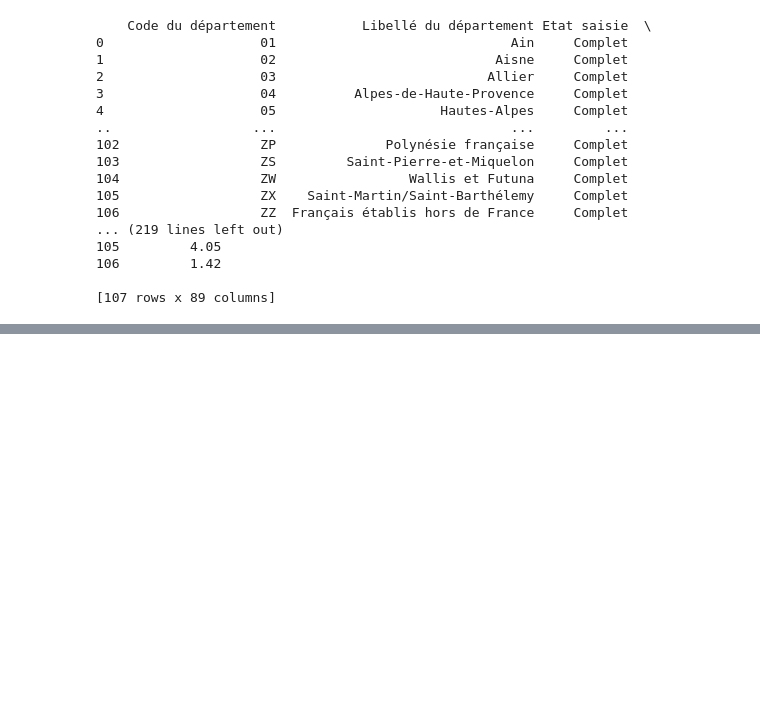
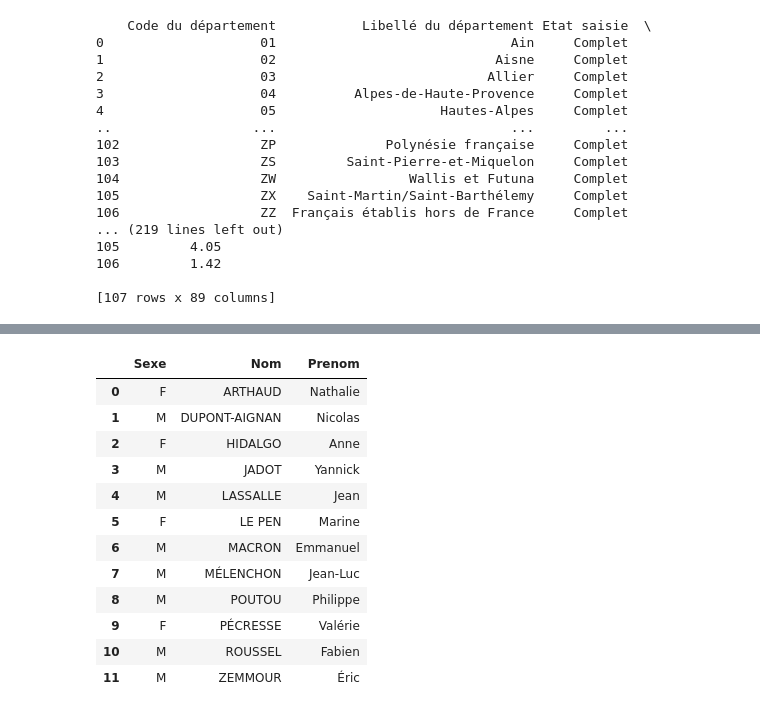
Before and after one commit to Magikmagnum/election, a Jupyter notebook: labo1.ipynb, the cells around one changed output, grey strips where cells are left out. Drawn from its saved outputs; the diff is of its cells as text; code cells hidden in the pictures; blank space fills up the shorter version.

```diff
--- a/main.ipynb
+++ b/labo1.ipynb
@@ -500,0 +472,21 @@ ImportError: cannot import name 'SexeEnum' from 'models' (/workspace/models/__in
+# %%
+from utils.election_dataframe import ElectionDataFrame
+
+edf = ElectionDataFrame("./elections/presidentielles-2022-1.xlsx")
+# %%
+# Liste des candidats
+edf.get_candidats()
+# %% [output]
+|  | Sexe | Nom | Prenom |
+| 0 | F | ARTHAUD | Nathalie |
+| 1 | M | DUPONT-AIGNAN | Nicolas |
+| 2 | F | HIDALGO | Anne |
+| 3 | M | JADOT | Yannick |
+| 4 | M | LASSALLE | Jean |
+| 5 | F | LE PEN | Marine |
+| 6 | M | MACRON | Emmanuel |
+| 7 | M | MÉLENCHON | Jean-Luc |
+| 8 | M | POUTOU | Philippe |
+| 9 | F | PÉCRESSE | Valérie |
+| 10 | M | ROUSSEL | Fabien |
+| 11 | M | ZEMMOUR | Éric |
```
Also changed, not shown: parts of 11 cells of this notebook, 3 other files.
